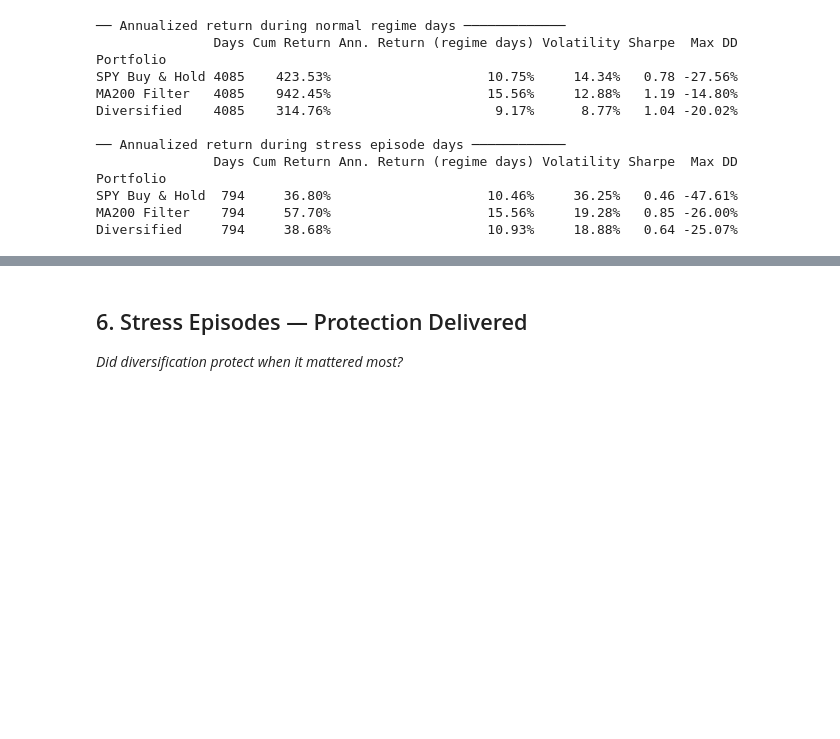
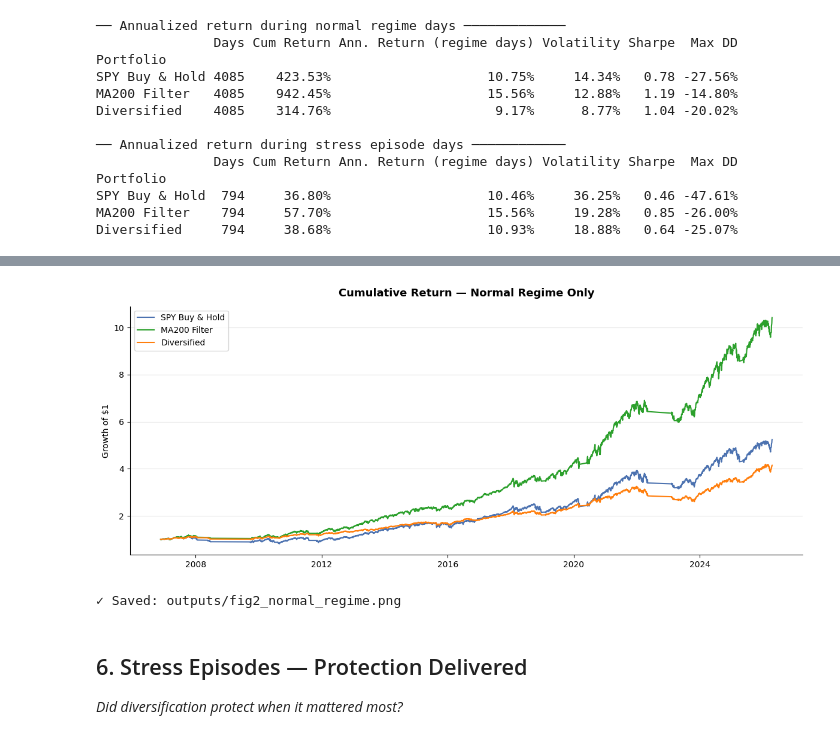
Before and after one commit to Gabriel-t-09/diversification-p2, a Jupyter notebook: p2_analysis.ipynb, the cells around one changed output, grey strips where cells are left out. Drawn from its saved outputs; the diff is of its cells as text; code cells hidden in the pictures; blank space fills up the shorter version.

```diff
--- a/p2_analysis.ipynb
+++ b/p2_analysis.ipynb
@@ -665,3 +596,32 @@ Diversified     794     38.68%                    10.93%     18.88%   0.64 -25.0
+# %%
+# ── Carry drag in normal regime ───────────────────────────────────────────────
+
+normal_mask_p = normal_mask.reindex(portfolios.index).fillna(False)
+cum_normal = (1 + portfolios[normal_mask_p]).cumprod()
+
+fig, ax = plt.subplots(figsize=(12, 5))
+
+ax.plot(cum_normal.index, cum_normal["SPY_BH"],
+        label="SPY Buy & Hold", color="#4C72B0", linewidth=1.5)
+ax.plot(cum_normal.index, cum_normal["MA200_Filter"],
+        label="MA200 Filter",   color="#2CA02C", linewidth=1.5)
+ax.plot(cum_normal.index, cum_normal["Diversified"],
+        label="Diversified",    color="#FF7F0E", linewidth=1.5)
+
+ax.set_title("Cumulative Return — Normal Regime Only", fontsize=13,
+             fontweight="bold", pad=12)
+ax.set_ylabel("Growth of $1", fontsize=10)
+ax.legend(fontsize=10)
+ax.grid(axis="y", alpha=0.3)
+ax.spines[["top", "right"]].set_visible(False)
+
+plt.tight_layout()
+plt.savefig("outputs/fig2_normal_regime.png", dpi=150, bbox_inches="tight")
+plt.show()
+print("✓ Saved: outputs/fig2_normal_regime.png")
+# %% [output]
+[figure, added]
+✓ Saved: outputs/fig2_normal_regime.png
 # %% [markdown]
 ## 6. Stress Episodes — Protection Delivered
 *Did diversification protect when it mattered most?*
```
Also changed, not shown: parts of 35 cells of this notebook, 7 other files.
